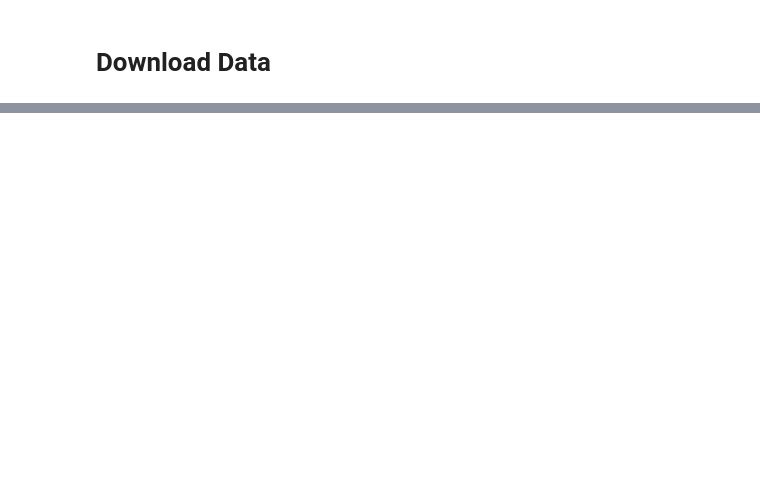
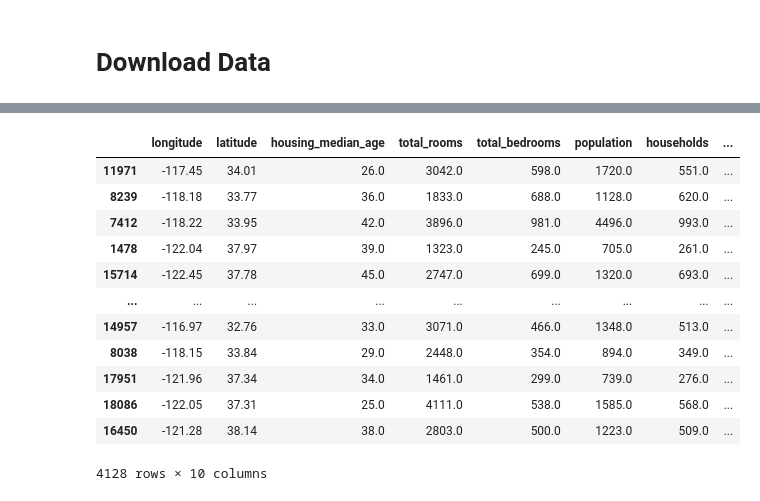
Before and after one commit to Wishbert/house-price-prediction, a Jupyter notebook: analysis.ipynb, the cells around one changed output, grey strips where cells are left out. Saved outputs shown, nothing was run; the diff lists cells and outputs as text; code cells hidden in the pictures; blank space fills up the shorter version.

```diff
--- a/analysis.ipynb
+++ b/analysis.ipynb
@@ -12,0 +83,20 @@ TypeError: fetch_housing_data() got an unexpected keyword argument 'housing_url'
+# %%
+processing = ProcessData()
+# %%
+train_data, test_data = processing.split_train_test(housing, 0.2)
+# %%
+test_data
+# %% [output]
+|  | longitude | latitude | housing_median_age | total_rooms | total_bedrooms | population | households | ... |
+| 11971 | -117.45 | 34.01 | 26.0 | 3042.0 | 598.0 | 1720.0 | 551.0 | ... |
+| 8239 | -118.18 | 33.77 | 36.0 | 1833.0 | 688.0 | 1128.0 | 620.0 | ... |
+| 7412 | -118.22 | 33.95 | 42.0 | 3896.0 | 981.0 | 4496.0 | 993.0 | ... |
+| 1478 | -122.04 | 37.97 | 39.0 | 1323.0 | 245.0 | 705.0 | 261.0 | ... |
+| 15714 | -122.45 | 37.78 | 45.0 | 2747.0 | 699.0 | 1320.0 | 693.0 | ... |
+| ... | ... | ... | ... | ... | ... | ... | ... | ... |
+| 14957 | -116.97 | 32.76 | 33.0 | 3071.0 | 466.0 | 1348.0 | 513.0 | ... |
+| 8038 | -118.15 | 33.84 | 29.0 | 2448.0 | 354.0 | 894.0 | 349.0 | ... |
+| 17951 | -121.96 | 37.34 | 34.0 | 1461.0 | 299.0 | 739.0 | 276.0 | ... |
+| 18086 | -122.05 | 37.31 | 25.0 | 4111.0 | 538.0 | 1585.0 | 568.0 | ... |
+| 16450 | -121.28 | 38.14 | 38.0 | 2803.0 | 500.0 | 1223.0 | 509.0 | ... |
+4128 rows × 10 columns
```
Also changed, not shown: parts of 17 cells of this notebook, 3 other files.
